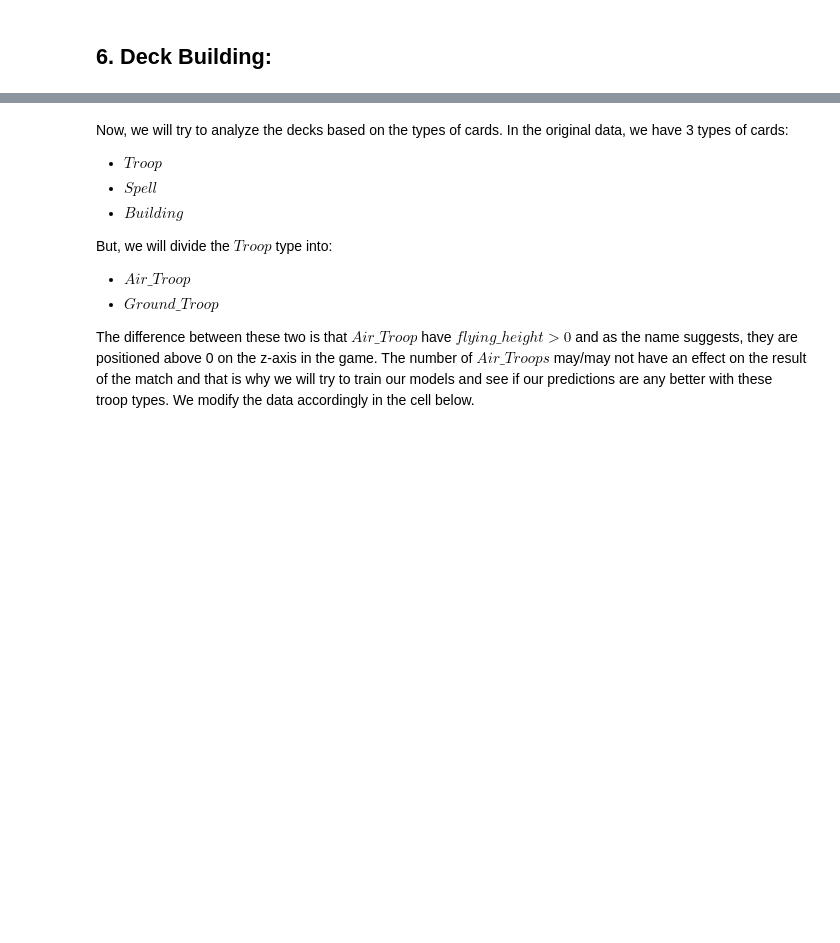
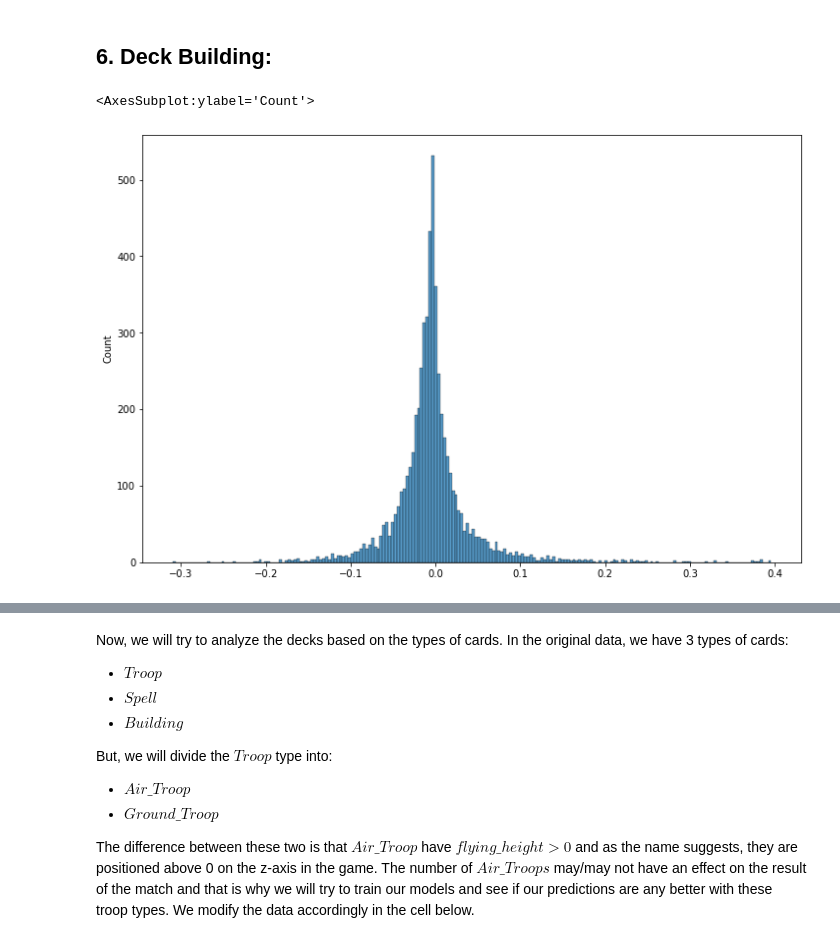
Before and after one commit to nhat-vo/clash-royale-ml, a Jupyter notebook: clashroyale.ipynb, the cells around one changed output, grey strips where cells are left out. Saved outputs shown, nothing was run; the diff lists cells and outputs as text; code cells hidden in the pictures; blank space fills up the shorter version.

```diff
--- a/clashroyale.ipynb
+++ b/clashroyale.ipynb
@@ -437,10 +450,14 @@ Still, with our previous analysis, it seems that we could try and get a good res
 # %% [markdown]
 ## 6. Deck Building:
 # %%
+N_CARDS = 107
 synergies = np.array([(i, j, d_corr[i][j]) for i in range(N_CARDS) for j in range(i+1, N_CARDS)])
 # %%
 import seaborn as sns
 x_train, y_train = synergies[:, :2], synergies[:, 2]
 fig = plt.figure(figsize=(12, 8))
-sns.distplot(y_train)
+sns.histplot(y_train)
+# %% [output]
+<AxesSubplot:ylabel='Count'>
+[figure, added]
 # %% [markdown]
```
Also changed, not shown: parts of 51 cells of this notebook.
